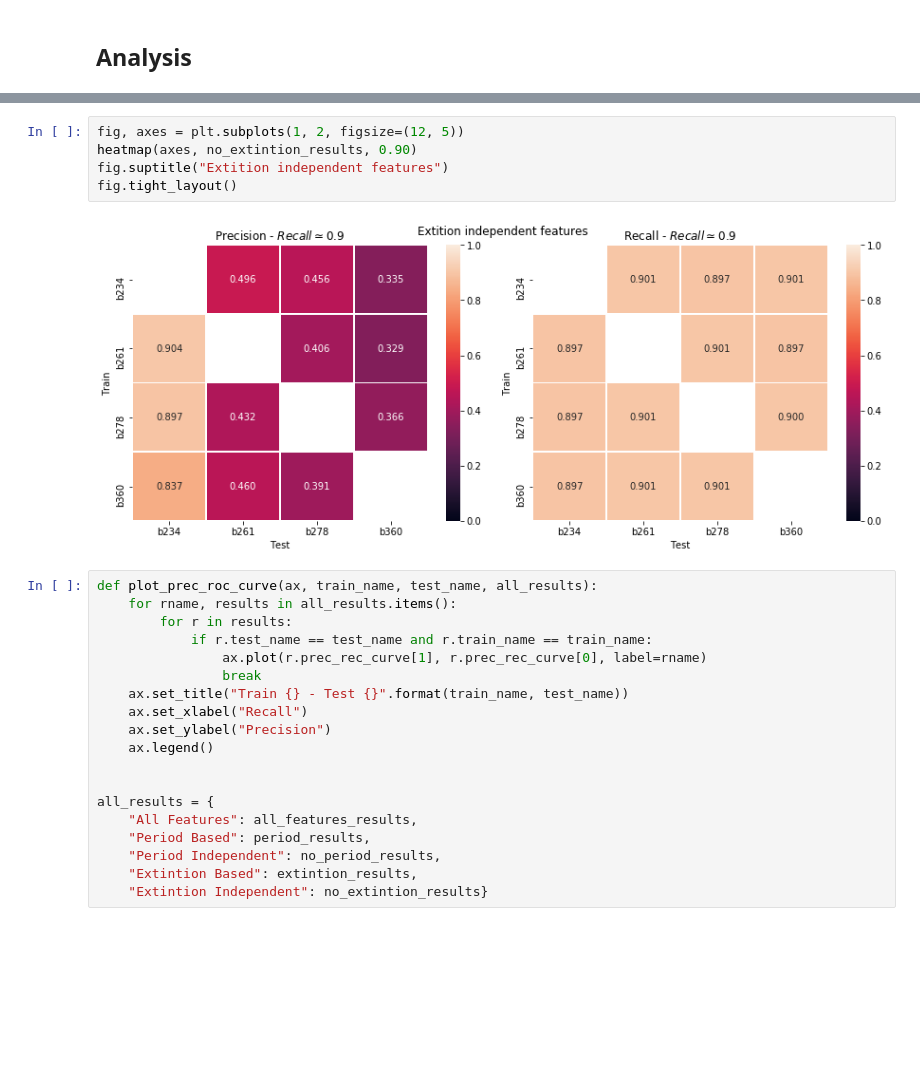
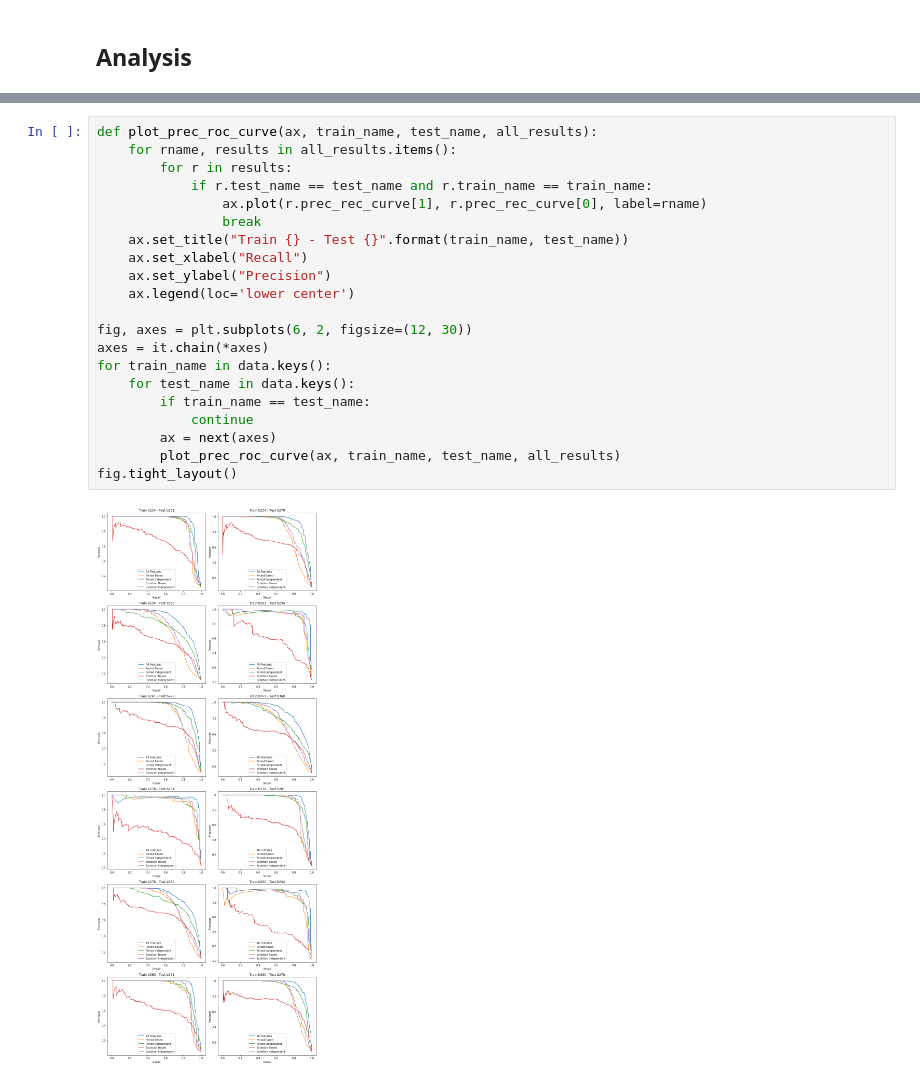
Before and after one commit to leliel12/How-far-can-we-can-go, a Jupyter notebook: 00_section_features_evaluation.ipynb, the cells around one changed output, grey strips where cells are left out. Cells and saved outputs as stored; diff of their text form; blank space fills up the shorter version.

```diff
--- a/00_section_features_evaluation.ipynb
+++ b/00_section_features_evaluation.ipynb
@@ -261,26 +236,23 @@ fig.tight_layout()
-# %%
-fig, axes = plt.subplots(1, 2, figsize=(12, 5))
-heatmap(axes, no_extintion_results, 0.90)
-fig.suptitle("Extition independent features")
-fig.tight_layout()
-# %% [output]
-[figure, removed]
 # %%
 def plot_prec_roc_curve(ax, train_name, test_name, all_results):
     for rname, results in all_results.items():
         for r in results:
             if r.test_name == test_name and r.train_name == train_name:
                 ax.plot(r.prec_rec_curve[1], r.prec_rec_curve[0], label=rname)
                 break
     ax.set_title("Train {} - Test {}".format(train_name, test_name))
     ax.set_xlabel("Recall")
     ax.set_ylabel("Precision")
-    ax.legend()
+    ax.legend(loc='lower center')
 
-
-all_results = {
-    "All Features": all_features_results,
-    "Period Based": period_results,
-    "Period Independent": no_period_results,
-    "Extintion Based": extintion_results,
-    "Extintion Independent": no_extintion_results}
+fig, axes = plt.subplots(6, 2, figsize=(12, 30))
+axes = it.chain(*axes)
+for train_name in data.keys():
+    for test_name in data.keys():
+        if train_name == test_name:
+            continue
+        ax = next(axes)
+        plot_prec_roc_curve(ax, train_name, test_name, all_results)
+fig.tight_layout()
+# %% [output]
+[figure, added]
```
Also changed, not shown: parts of 13 cells of this notebook, 1 other file.
